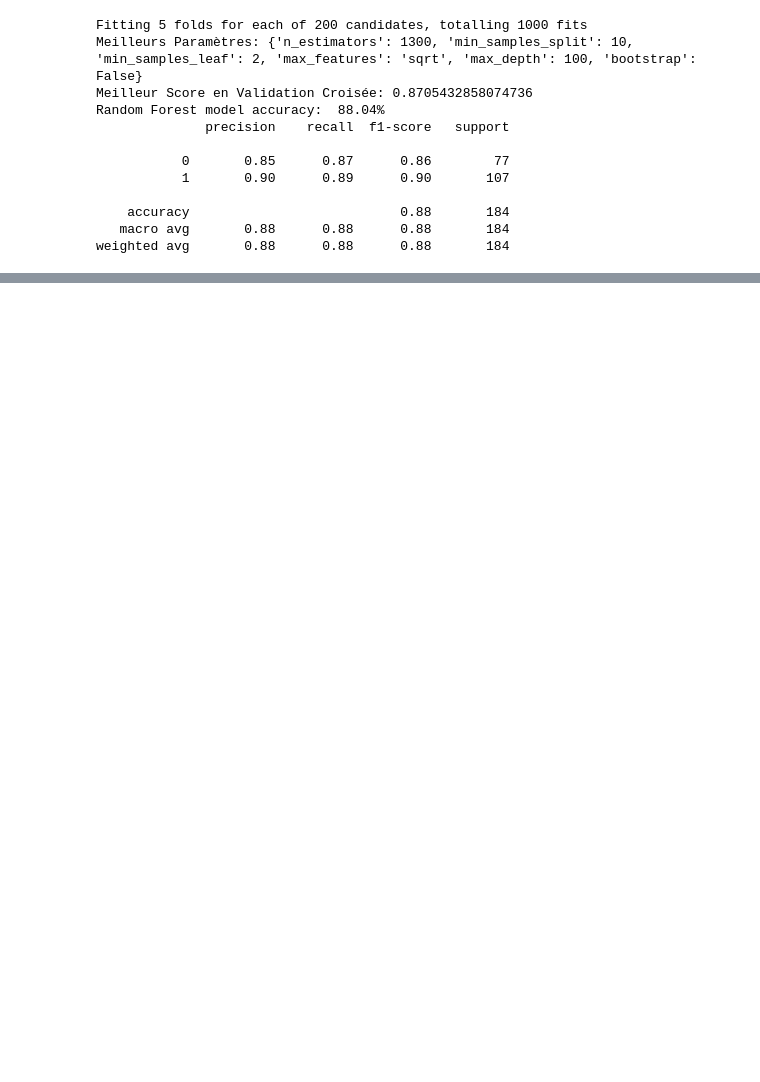
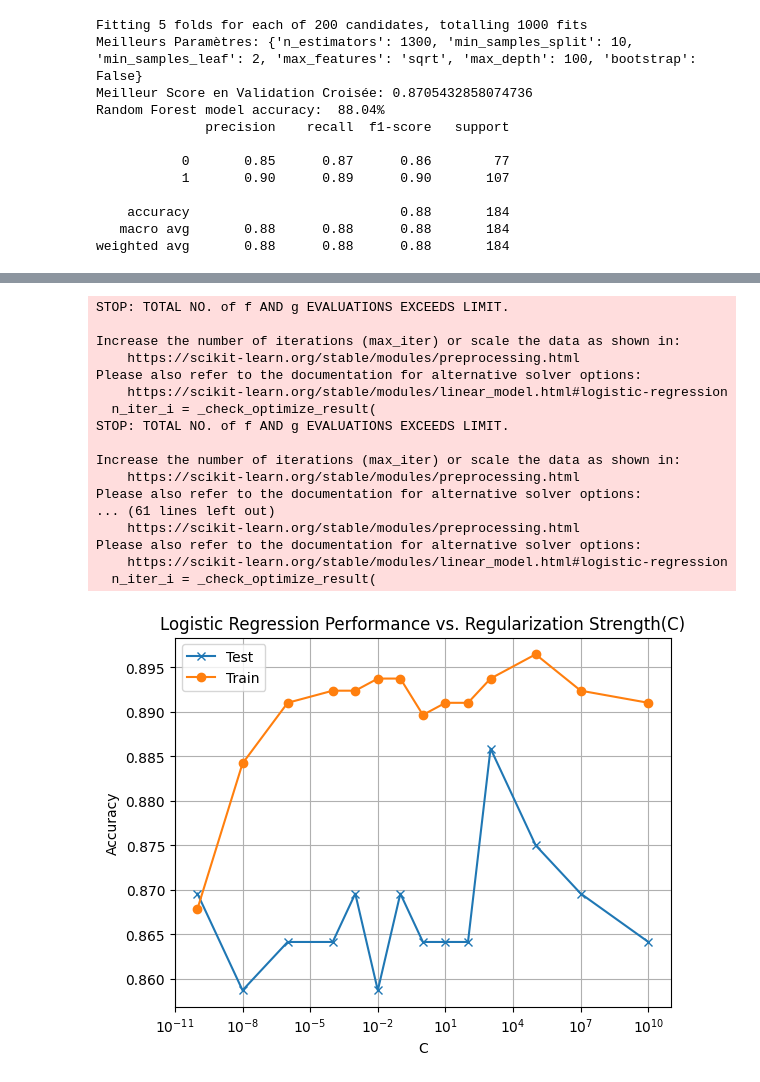
Before and after one commit to DevNono/IA01_project, a Jupyter notebook: proj.ipynb, the cells around one changed output, grey strips where cells are left out. Saved outputs shown, nothing was run; the diff lists cells and outputs as text; code cells hidden in the pictures; blank space fills up the shorter version.

```diff
--- a/proj.ipynb
+++ b/proj.ipynb
@@ -254,3 +304,72 @@ Please also refer to the documentation for alternative solver options:
+# %%
+# Testing different Regularization parameters (C)
+
+# Get best dregree from previous test
+best_degree = np.argmax(list_accuracy_test) + 2
+
+poly = PolynomialFeatures(degree=best_degree)
+X_poly_train = poly.fit_transform(X_train)
+X_poly_test = poly.fit_transform(X_test)
+
+C_values = [1e-10, 1e-8, 1e-6, 0.0001, 0.001, 0.01, 0.1, 1, 10, 100, 1000, 10e4, 10e6,
+10e9]
+list_accuracy_test = []
+list_accuracy_train = []
+list_precision = []
+list_recall = []
+for c in C_values:
+  model_reg = LogisticRegression(penalty='l2', C=c, max_iter=15000, random_state=42)
+
+  model_reg.fit(X_poly_train, y_train)
+
+  coef_reg = model_reg.coef_[0]
+  intercept_reg = model_reg.intercept_
+
+  y_train_pred_reg = model_reg.predict(X_poly_train)
+  y_pred_reg = model_reg.predict(X_poly_test)
+
+  list_accuracy_train.append(accuracy_score(y_train, y_train_pred_reg))
+  list_accuracy_test.append(accuracy_score(y_test, y_pred_reg))
+  list_precision.append(precision_score(y_test, y_pred_reg))
+  list_recall.append(recall_score(y_test, y_pred_reg))
+
+# Plot
+plt.figure()
+plt.semilogx(C_values, list_accuracy_test, marker='x', label='Test')
+plt.semilogx(C_values, list_accuracy_train, marker='o', label='Train')
+plt.xlabel('C')
+plt.ylabel('Accuracy')
+plt.title('Logistic Regression Performance vs. Regularization Strength(C)')
+plt.legend()
+plt.grid(True)
+plt.show()
+
+# Index of best C value according to the graph and our analysis
+index = 10 # 1000
+
+# Results append
+precision.append(list_precision[index])
+recall.append(list_recall[index])
+accuracy.append(list_accuracy_test[index])
+# %% [output]
+STOP: TOTAL NO. of f AND g EVALUATIONS EXCEEDS LIMIT.
+
+Increase the number of iterations (max_iter) or scale the data as shown in:
+    https://scikit-learn.org/stable/modules/preprocessing.html
+Please also refer to the documentation for alternative solver options:
+    https://scikit-learn.org/stable/modules/linear_model.html#logistic-regression
+  n_iter_i = _check_optimize_result(
+STOP: TOTAL NO. of f AND g EVALUATIONS EXCEEDS LIMIT.
+
+Increase the number of iterations (max_iter) or scale the data as shown in:
+    https://scikit-learn.org/stable/modules/preprocessing.html
+Please also refer to the documentation for alternative solver options:
+... (61 lines left out)
+    https://scikit-learn.org/stable/modules/preprocessing.html
+Please also refer to the documentation for alternative solver options:
+    https://scikit-learn.org/stable/modules/linear_model.html#logistic-regression
+  n_iter_i = _check_optimize_result(
+[figure, added]
 # %%
 # NEURAL NETWORK
 
```
Also changed, not shown: parts of 10 cells of this notebook.
